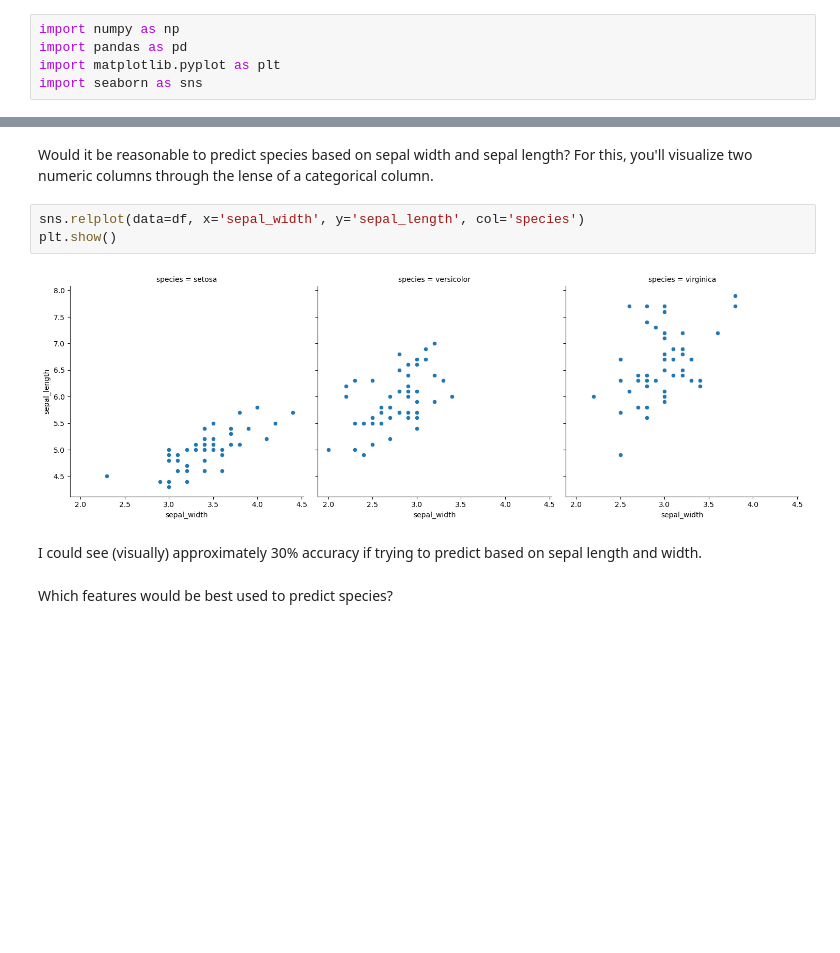
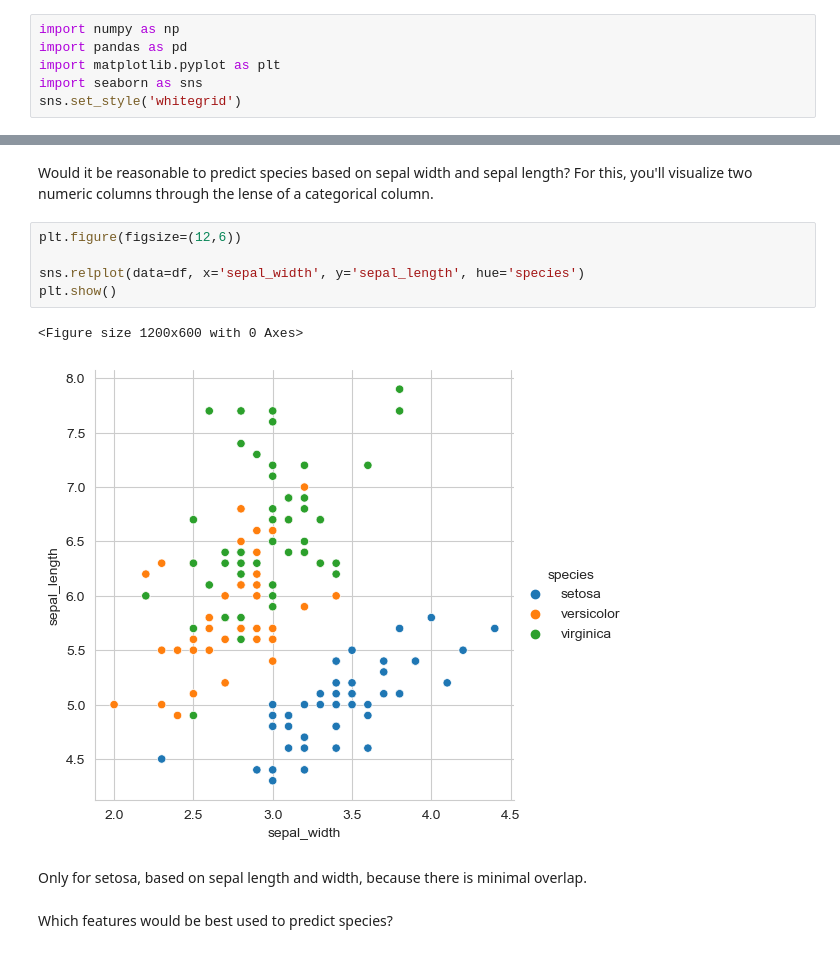
Before and after one commit to lewisalexia/numpy-pandas-visualization-exercises, a Jupyter notebook: seaborn_exercises.ipynb, the cells around one changed output, grey strips where cells are left out. Saved outputs shown, nothing was run; the diff lists cells and outputs as text; blank space fills up the shorter version.

```diff
--- a/seaborn_exercises.ipynb
+++ b/seaborn_exercises.ipynb
@@ -3,6 +3,7 @@ import numpy as np
 import pandas as pd
 import matplotlib.pyplot as plt
 import seaborn as sns
+sns.set_style('whitegrid')
 # %%
 sns.get_dataset_names()
 # %% [output]
@@ -55,12 +61,15 @@ It looks like there is a relationship between length and width. The longer the p
 # %% [markdown]
 Would it be reasonable to predict species based on sepal width and sepal length? For this, you'll visualize two numeric columns through the lense of a categorical column.
 # %%
-sns.relplot(data=df, x='sepal_width', y='sepal_length', col='species')
+plt.figure(figsize=(12,6))
+
+sns.relplot(data=df, x='sepal_width', y='sepal_length', hue='species')
 plt.show()
 # %% [output]
+<Figure size 1200x600 with 0 Axes>
-[figure, old version]
+[figure, new version]
 # %% [markdown]
-I could see (visually) approximately 30% accuracy if trying to predict based on sepal length and width.
+Only for setosa, based on sepal length and width, because there is minimal overlap.
 # %% [markdown]
 Which features would be best used to predict species?
 # %%
```
Also changed, not shown: parts of 33 cells of this notebook, 1 other file.
